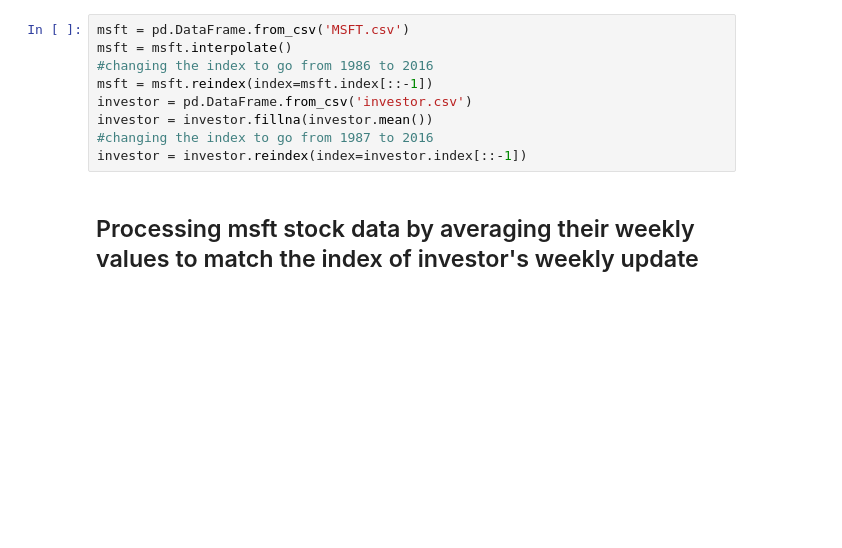
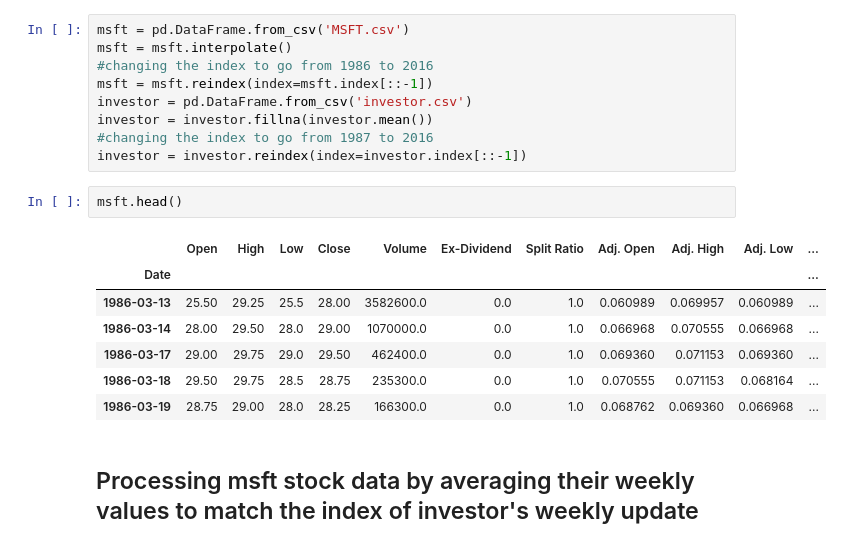
Before and after one commit to chuanfuyap/Stock_Data_Modelling-DataScienceProject-, a Jupyter notebook: Capstone_Project/Milestone 2.ipynb, the cells around one changed output. Cells and saved outputs as stored; diff of their text form; blank space fills up the shorter version.

```diff
--- a/Capstone_Project/Milestone 2.ipynb
+++ b/Capstone_Project/Milestone 2.ipynb
@@ -26,6 +26,16 @@ investor = pd.DataFrame.from_csv('investor.csv')
 investor = investor.fillna(investor.mean())
 #changing the index to go from 1987 to 2016
 investor = investor.reindex(index=investor.index[::-1])
+# %%
+msft.head()
+# %% [output]
+|  | Open | High | Low | Close | Volume | Ex-Dividend | Split Ratio | Adj. Open | Adj. High | Adj. Low | ... |
+| Date |  |  |  |  |  |  |  |  |  |  | ... |
+| 1986-03-13 | 25.50 | 29.25 | 25.5 | 28.00 | 3582600.0 | 0.0 | 1.0 | 0.060989 | 0.069957 | 0.060989 | ... |
+| 1986-03-14 | 28.00 | 29.50 | 28.0 | 29.00 | 1070000.0 | 0.0 | 1.0 | 0.066968 | 0.070555 | 0.066968 | ... |
+| 1986-03-17 | 29.00 | 29.75 | 29.0 | 29.50 | 462400.0 | 0.0 | 1.0 | 0.069360 | 0.071153 | 0.069360 | ... |
+| 1986-03-18 | 29.50 | 29.75 | 28.5 | 28.75 | 235300.0 | 0.0 | 1.0 | 0.070555 | 0.071153 | 0.068164 | ... |
+| 1986-03-19 | 28.75 | 29.00 | 28.0 | 28.25 | 166300.0 | 0.0 | 1.0 | 0.068762 | 0.069360 | 0.066968 | ... |
 # %% [markdown]
 ## Processing msft stock data by averaging their weekly values to match the index of investor's weekly update
 # %%
```
Also changed, not shown: parts of 30 cells of this notebook, 2 other files.
